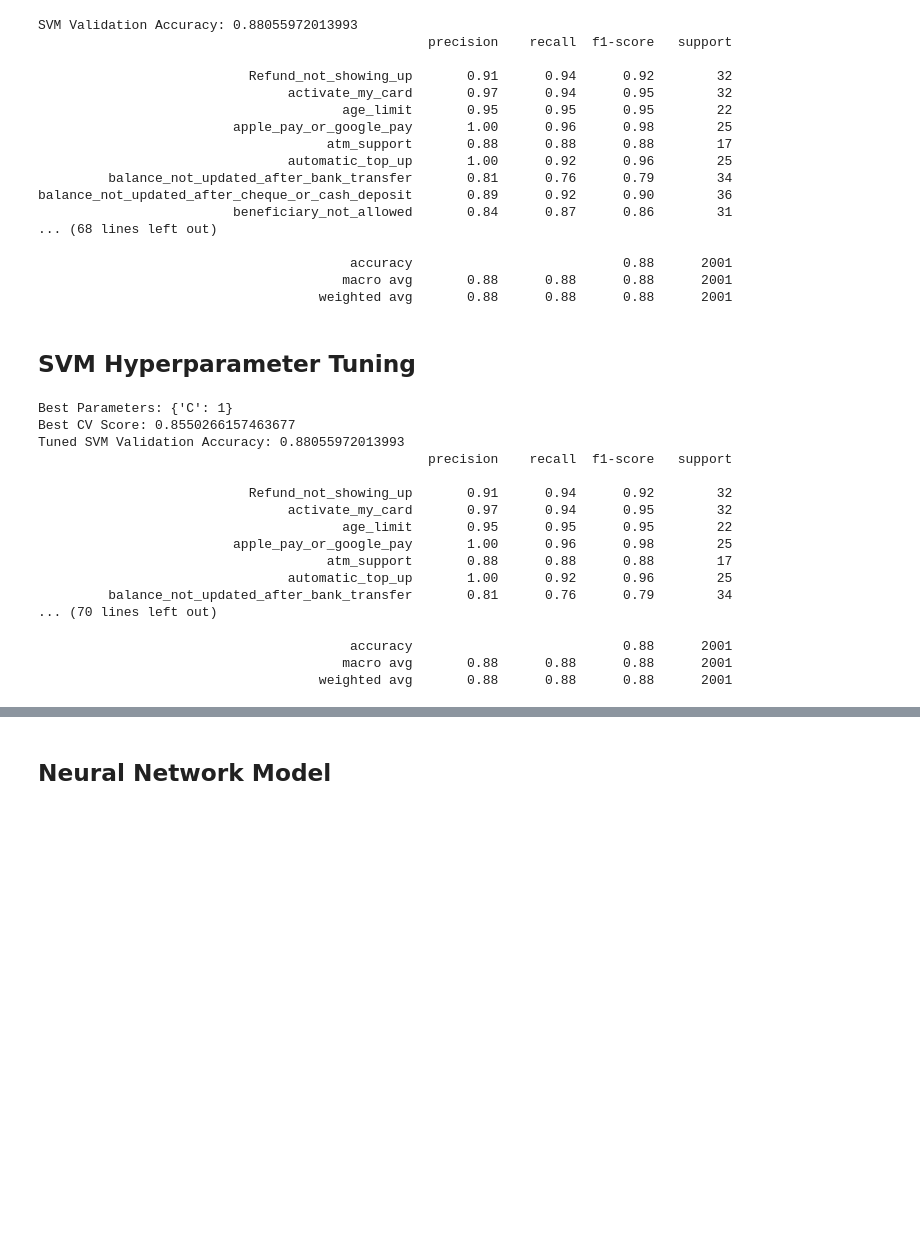
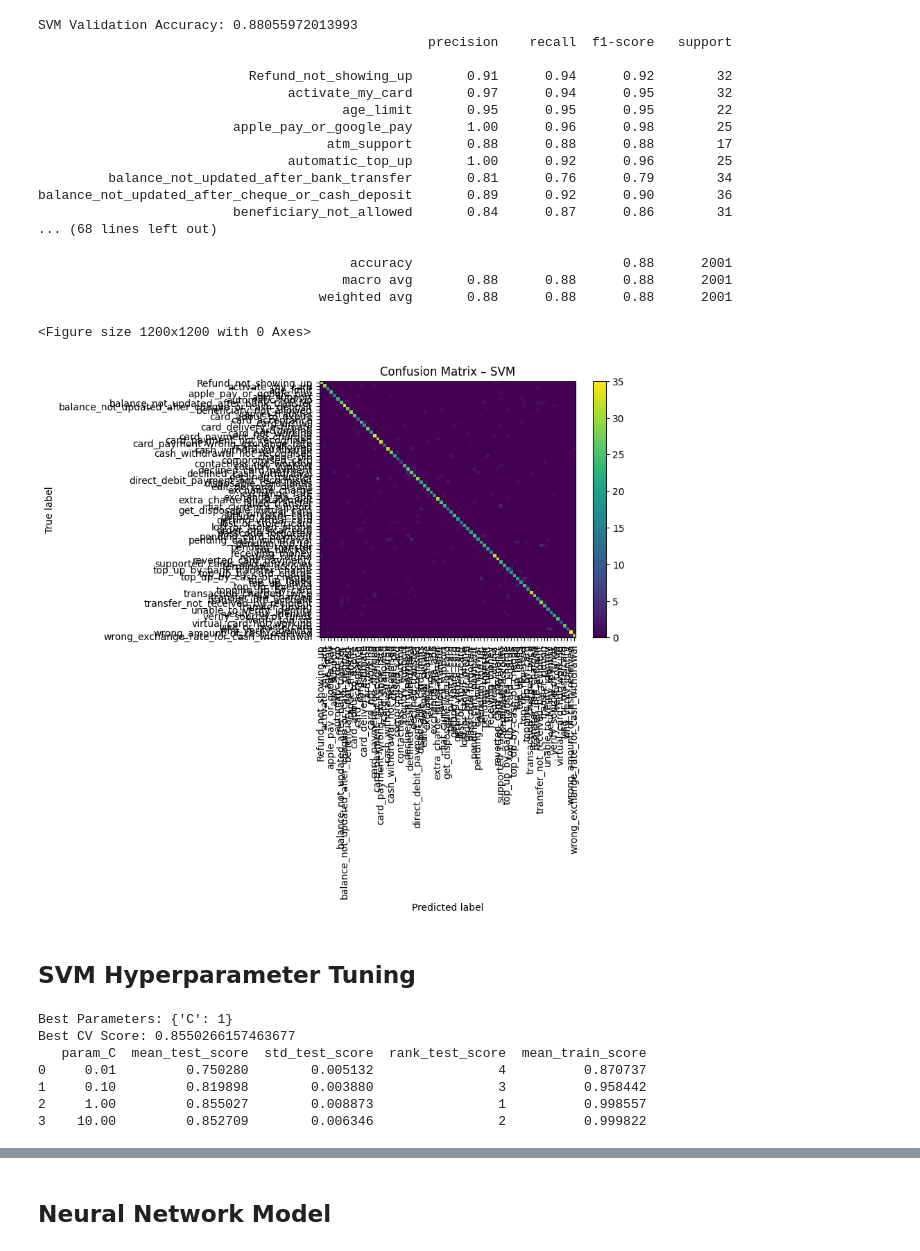
Before and after one commit to RohithRamesh24/Rexon-AI-Banking-Assistant-Chatbot, a Jupyter notebook: notebooks/01_eda.ipynb, the cells around one changed output, grey strips where cells are left out. Drawn from its saved outputs; the diff is of its cells as text; code cells hidden in the pictures; blank space fills up the shorter version.

```diff
--- a/notebooks/01_eda.ipynb
+++ b/notebooks/01_eda.ipynb
@@ -184,12 +211,26 @@ balance_not_updated_after_cheque_or_cash_deposit       0.89      0.92      0.90
                                         accuracy                           0.88      2001
                                        macro avg       0.88      0.88      0.88      2001
                                     weighted avg       0.88      0.88      0.88      2001
+# %%
+plt.figure(figsize=(12,12))
+ConfusionMatrixDisplay.from_predictions(
+    y_val,
+    svm_pred,
+    xticks_rotation=90,
+    include_values=False
+)
+plt.title("Confusion Matrix – SVM")
+plt.show()
+# %% [output]
+<Figure size 1200x1200 with 0 Axes>
+[figure, added]
 # %% [markdown]
 ## SVM Hyperparameter Tuning
 # %%
 from sklearn.svm import LinearSVC
 from sklearn.model_selection import GridSearchCV
 from sklearn.metrics import accuracy_score, classification_report
+import pandas as pd
 
 param_grid = {
     "C": [0.01, 0.1, 1, 10]
@@ -200,7 +241,8 @@ grid_svm = GridSearchCV(
     param_grid,
     cv=3,
     scoring="f1_macro",
-    n_jobs=-1
+    n_jobs=-1,
+    return_train_score=True
 )
 
 grid_svm.fit(X_train_tfidf, y_train)
@@ -208,26 +250,25 @@ grid_svm.fit(X_train_tfidf, y_train)
 print("Best Parameters:", grid_svm.best_params_)
 print("Best CV Score:", grid_svm.best_score_)
 
-best_svm = grid_svm.best_estimator_
-svm_tuned_pred = best_svm.predict(X_val_tfidf)
+# show all tested C values and their CV scores
+cv_results_df = pd.DataFrame(grid_svm.cv_results_)
 
-print("Tuned SVM Validation Accuracy:", accuracy_score(y_val, svm_tuned_pred))
-print(classification_report(y_val, svm_tuned_pred))
+print(
+    cv_results_df[
+        [
+            "param_C",
+            "mean_test_score",
+            "std_test_score",
+            "rank_test_score",
+            "mean_train_score"
+        ]
+    ].sort_values("param_C")
+)
 # %% [output]
 Best Parameters: {'C': 1}
 Best CV Score: 0.8550266157463677
-Tuned SVM Validation Accuracy: 0.88055972013993
-                                                  precision    recall  f1-score   support
-
-                           Refund_not_showing_up       0.91      0.94      0.92        32
-                                activate_my_card       0.97      0.94      0.95        32
-                                       age_limit       0.95      0.95      0.95        22
-                         apple_pay_or_google_pay       1.00      0.96      0.98        25
-                                     atm_support       0.88      0.88      0.88        17
-                                automatic_top_up       1.00      0.92      0.96        25
-         balance_not_updated_after_bank_transfer       0.81      0.76      0.79        34
-... (70 lines left out)
-
-                                        accuracy                           0.88      2001
-                                       macro avg       0.88      0.88      0.88      2001
-                                    weighted avg       0.88      0.88      0.88      2001
+   param_C  mean_test_score  std_test_score  rank_test_score  mean_train_score
+0     0.01         0.750280        0.005132                4          0.870737
+1     0.10         0.819898        0.003880                3          0.958442
+2     1.00         0.855027        0.008873                1          0.998557
+3    10.00         0.852709        0.006346                2          0.999822
```
Also changed, not shown: parts of 33 cells of this notebook, 1 other file.
